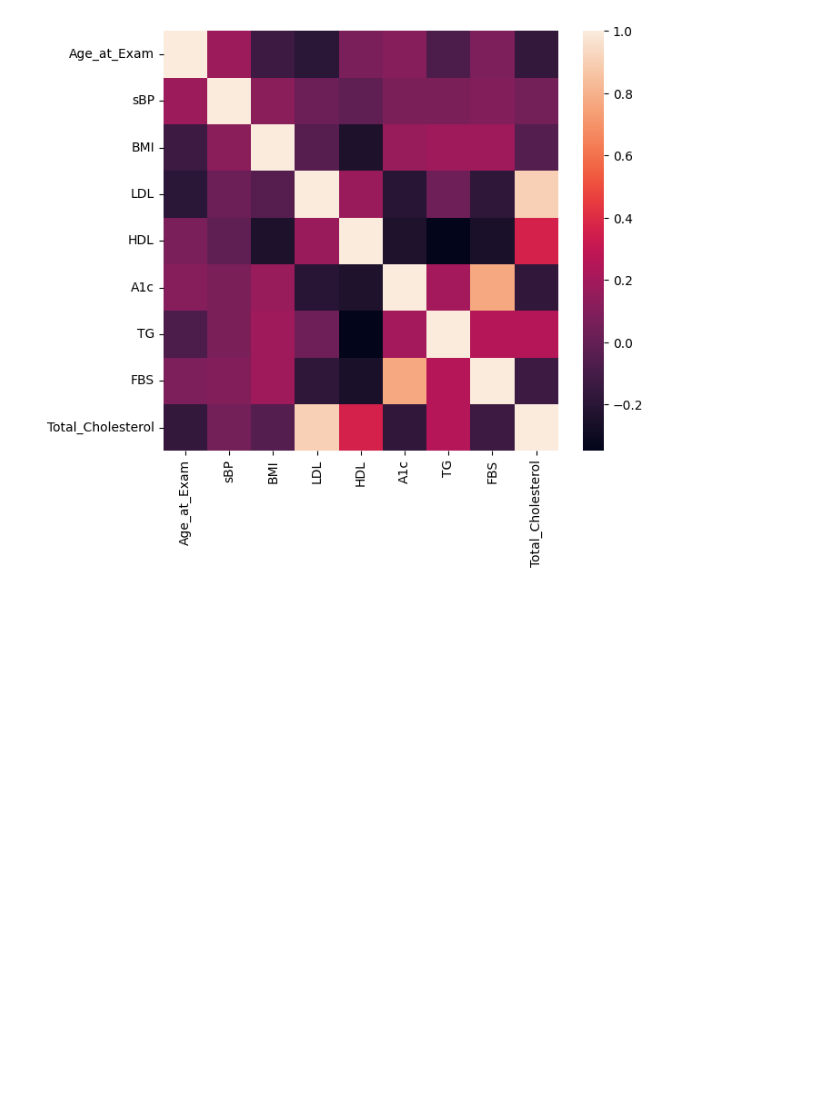
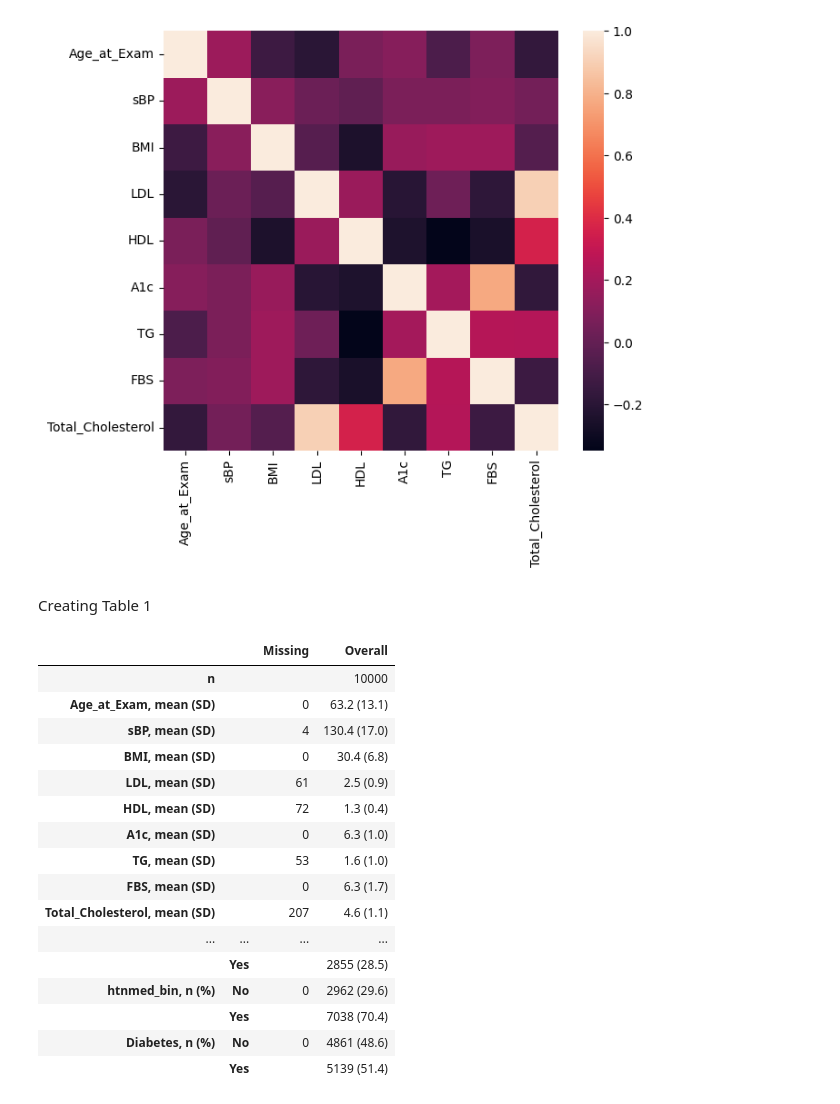
Before and after one commit to lilyzhizhou/Identifying-Prediabetes-ML, a Jupyter notebook: Data_Exploration.ipynb, the cells around one changed output. Cells and saved outputs as stored; diff of their text form; code cells hidden in the pictures; blank space fills up the shorter version.

Commit message:
updated with table 1

```diff
--- a/Data_Exploration.ipynb
+++ b/Data_Exploration.ipynb
@@ -359,3 +380,26 @@ sns.heatmap(data1[columns].corr())
 # %% [output]
 <Axes: >
 [figure]
+# %% [markdown]
+Creating Table 1
+# %%
+table1 = TableOne(data1_dscrpt[numerical_columns + categorical_columns + [target_column]], categorical=categorical_columns + [target_column])
+table1
+# %% [output]
+|  |  | Missing | Overall |
+| n |  |  | 10000 |
+| Age_at_Exam, mean (SD) |  | 0 | 63.2 (13.1) |
+| sBP, mean (SD) |  | 4 | 130.4 (17.0) |
+| BMI, mean (SD) |  | 0 | 30.4 (6.8) |
+| LDL, mean (SD) |  | 61 | 2.5 (0.9) |
+| HDL, mean (SD) |  | 72 | 1.3 (0.4) |
+| A1c, mean (SD) |  | 0 | 6.3 (1.0) |
+| TG, mean (SD) |  | 53 | 1.6 (1.0) |
+| FBS, mean (SD) |  | 0 | 6.3 (1.7) |
+| Total_Cholesterol, mean (SD) |  | 207 | 4.6 (1.1) |
+| ... | ... | ... | ... |
+|  | Yes |  | 2855 (28.5) |
+| htnmed_bin, n (%) | No | 0 | 2962 (29.6) |
+|  | Yes |  | 7038 (70.4) |
+| Diabetes, n (%) | No | 0 | 4861 (48.6) |
+|  | Yes |  | 5139 (51.4) |
```
Also changed, not shown: parts of 3 cells of this notebook.
